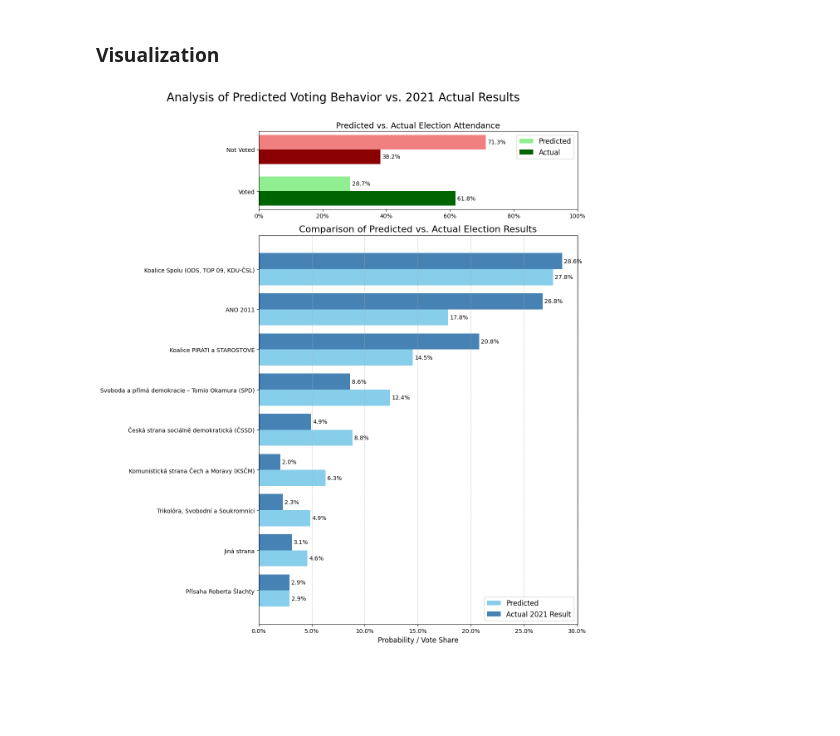
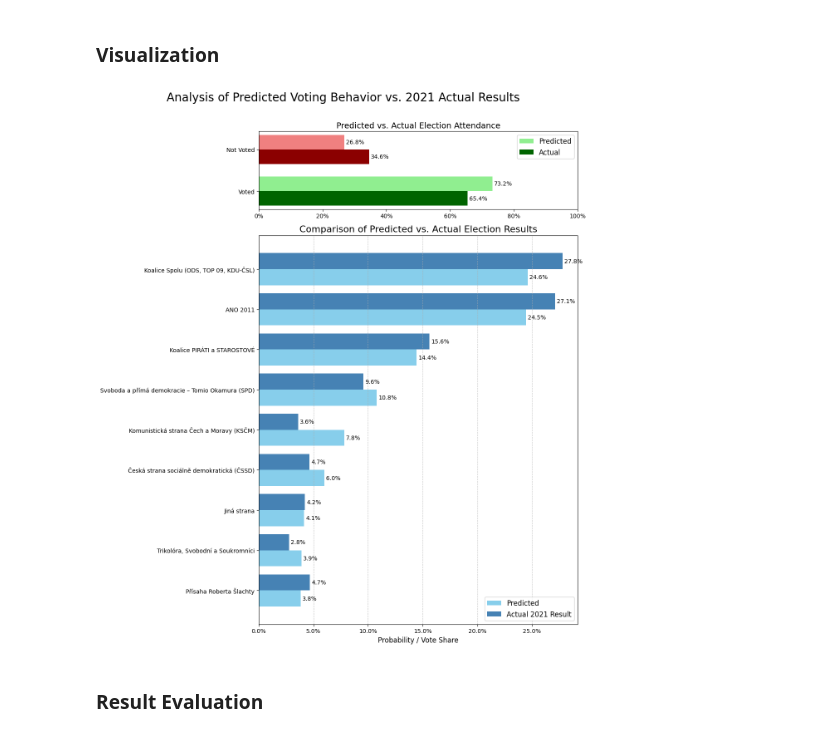
Before and after one commit to 11NIKTO11/Panel_LLM, a Jupyter notebook: SoD_data_processing.ipynb, the cells around one changed output. Drawn from its saved outputs; the diff is of its cells as text; code cells hidden in the pictures; blank space fills up the shorter version.

Commit message:
results validation added

```diff
--- a/SoD_data_processing.ipynb
+++ b/SoD_data_processing.ipynb
@@ -271,7 +239,7 @@ Successfully saved 3880 results to results/voting_results_n=3880_t=0_gpt-4o-mini
 # %%
-# voting_results_list = Save_Utils.load_results_from_json(f"results/voting_results_n={len(respondents)}_t={temperature}_{model}.json", VotingResult.VotingResult)
+voting_results = Save_Utils.load_results_from_json(f"results/voting_results_n={len(respondents)}_t={temperature}_{model}.json", VotingResult.VotingResult)
 
-voting_results_list = Save_Utils.load_results_from_json(f"results/voting_results_n=3880_t=0_gpt-4.1-nano.json", VotingResult.VotingResult)
-#voting_results_list = Save_Utils.load_results_from_json(f"results/voting_results_n=3880_t=0_gpt-4o-mini.json", VotingResult.VotingResult)
-#voting_results_list = Save_Utils.load_results_from_json(f"results/voting_results_n=3880_t=0_gpt-4.1.json", VotingResult.VotingResult)
+# voting_results = Save_Utils.load_results_from_json(f"results/voting_results_n=3880_t=0_gpt-4.1-nano.json", VotingResult.VotingResult)
+# voting_results = Save_Utils.load_results_from_json(f"results/voting_results_n=3880_t=0_gpt-4o-mini.json", VotingResult.VotingResult)
+# voting_results = Save_Utils.load_results_from_json(f"results/voting_results_n=3880_t=0_gpt-4.1.json", VotingResult.VotingResult)
 # %% [output]
@@ -279,15 +247,17 @@ Successfully loaded and validated 3880 results from results/voting_results_n=388
 # %% [markdown]
 ### Visualization
 # %%
-predicted_parties, predicted_attendance = Visualization_Utils.aggregate_results(voting_results_list, True)
-actual_parties, actual_attendance = SoD_Utils.get_actual_results(respondents, True)
-
+predicted_parties, predicted_attendance = Visualization_Utils.aggregate_results(voting_results.values(), True, True)
+#actual_parties, actual_attendance = SoD_Utils.get_actual_results(respondents, True)
+actual_parties, actual_attendance = Data.ELECTION_RESULTS, Data.ELECTION_ATTENDANCE
 # Visualize the results
 Visualization_Utils.visualize_comprehensive_results(
     predicted_parties,
     predicted_attendance,
     actual_parties,
     actual_attendance
 )
 # %% [output]
-[figure, old version]
+[figure, new version]
+# %% [markdown]
+### Result Evaluation
```
Also changed, not shown: parts of 10 cells of this notebook, 1 other file.
